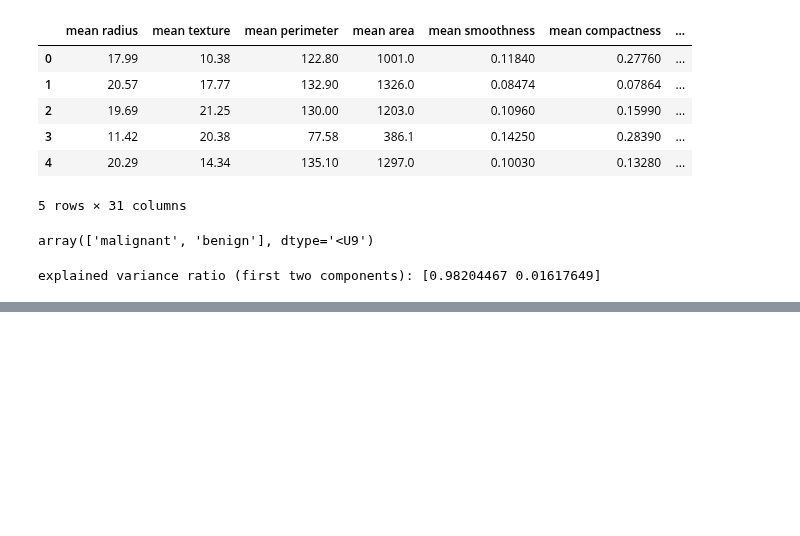
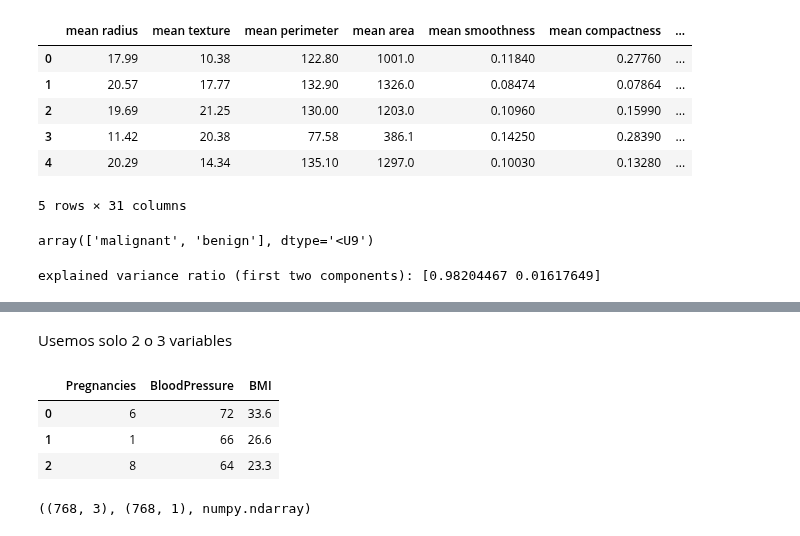
Before and after one commit to igomezv/DataScienceIntermedio, a Jupyter notebook: 3-2-Aprendizaje-NO-supervisado.ipynb, the cells around one changed output, grey strips where cells are left out. Cells and saved outputs as stored; diff of their text form; code cells hidden in the pictures; blank space fills up the shorter version.

```diff
--- a/3-2-Aprendizaje-NO-supervisado.ipynb
+++ b/3-2-Aprendizaje-NO-supervisado.ipynb
@@ -71,0 +97,18 @@ Text(0, 0.5, 'Componente principal 2')
+# %% [markdown]
+Usemos solo 2 o 3 variables
+# %%
+df_diab_filter = df_diabetes[['Pregnancies', 'BloodPressure', 'BMI']]
+df_diab_filter.head(3)
+# %% [output]
+|  | Pregnancies | BloodPressure | BMI |
+| 0 | 6 | 72 | 33.6 |
+| 1 | 1 | 66 | 26.6 |
+| 2 | 8 | 64 | 23.3 |
+# %%
+X = df_diab_filter.values
+y = df_diabetes[['Outcome']].values
+labels = ['Con diabetes' if l == 1 else 'Sin diabetes' for l in y]
+colores = ['red' if l == 1 else 'green' for l in y]
+np.shape(X), np.shape(y), type(y)
+# %% [output]
+((768, 3), (768, 1), numpy.ndarray)
```
Also changed, not shown: parts of 12 cells of this notebook, 1 other file.
